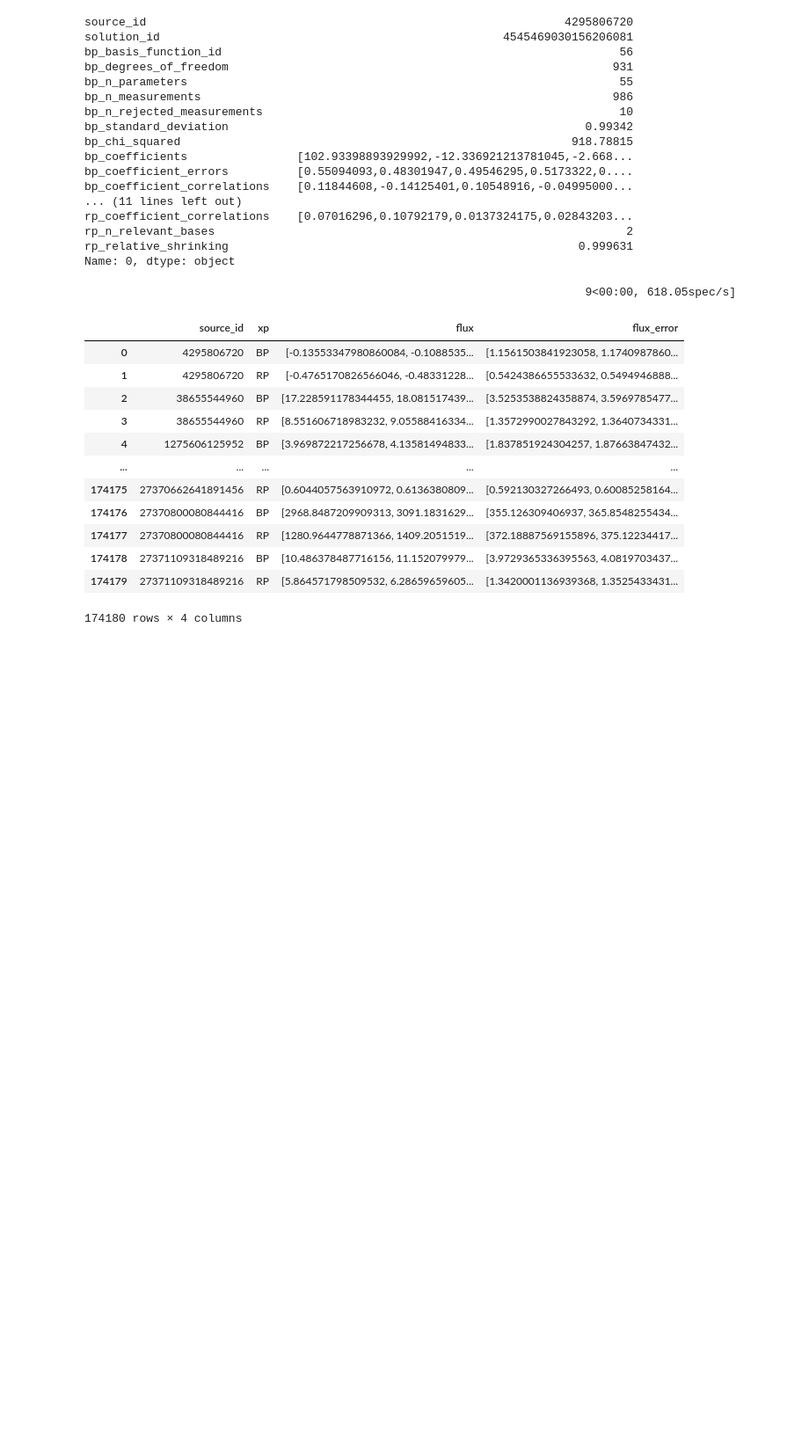
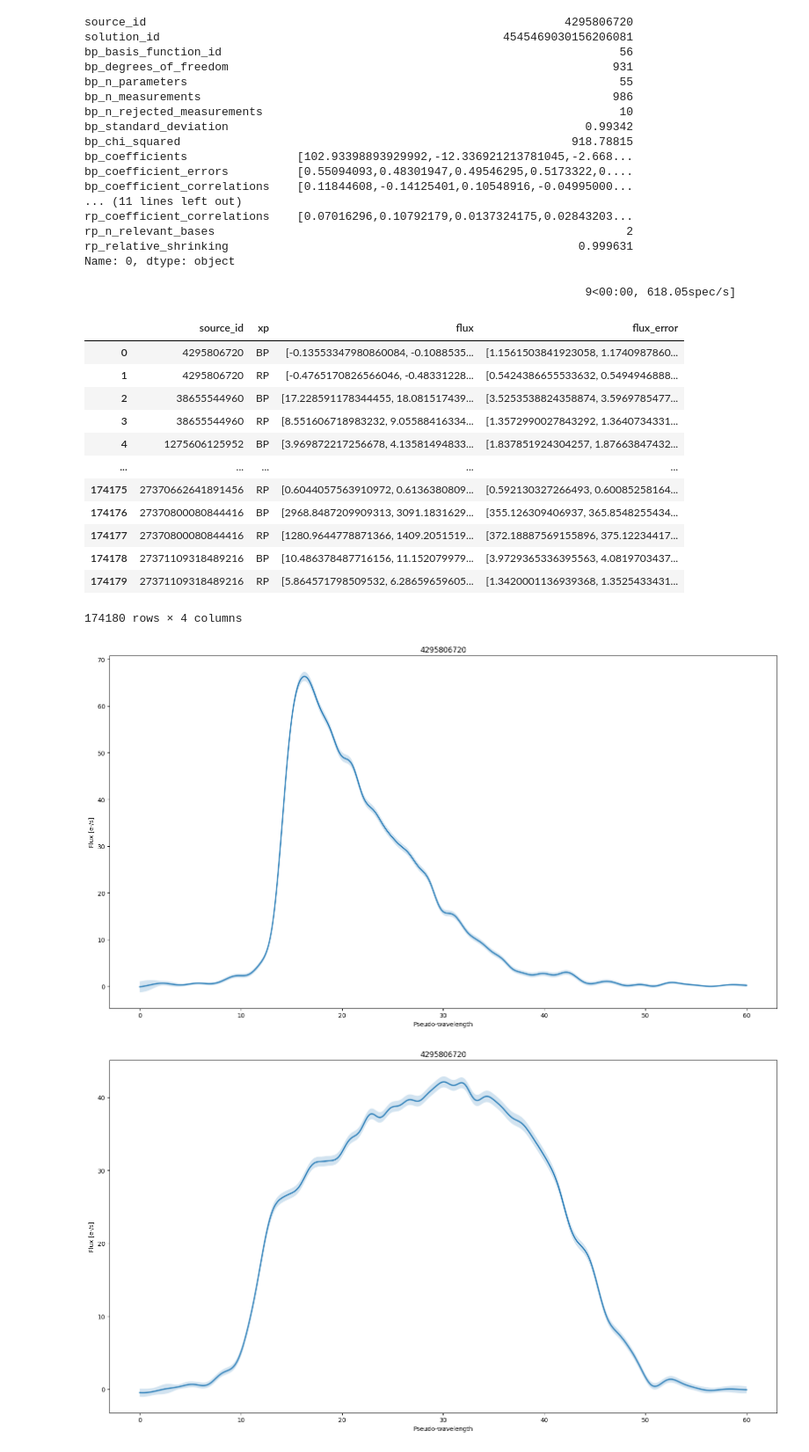
Before and after one commit to HITS-AIN/Spherinator, a Jupyter notebook: gaia/data.ipynb, the cells around one changed output. Shown: that part at 88% size. Drawn from its saved outputs; the diff is of its cells as text; code cells hidden in the pictures; blank space fills up the shorter version.

Commit message:
plot spectra

```diff
--- a/gaia/data.ipynb
+++ b/gaia/data.ipynb
@@ -63,3 +63,10 @@ converted_data
 | 174178 | 27371109318489216 | BP | [10.486378487716156, 11.152079979... | [3.9729365336395563, 4.0819703437... |
 | 174179 | 27371109318489216 | RP | [5.864571798509532, 6.28659659605... | [1.3420001136939368, 1.3525433431... |
 174180 rows × 4 columns
+# %%
+from gaiaxpy import plot_spectra
+
+plot_spectra(converted_data[0:10], sampling=sampling, multi=False, show_plot=True)
+# %% [output]
+[figure, added]
+[figure, added]
```
Also changed, not shown: parts of 1 cell of this notebook.
